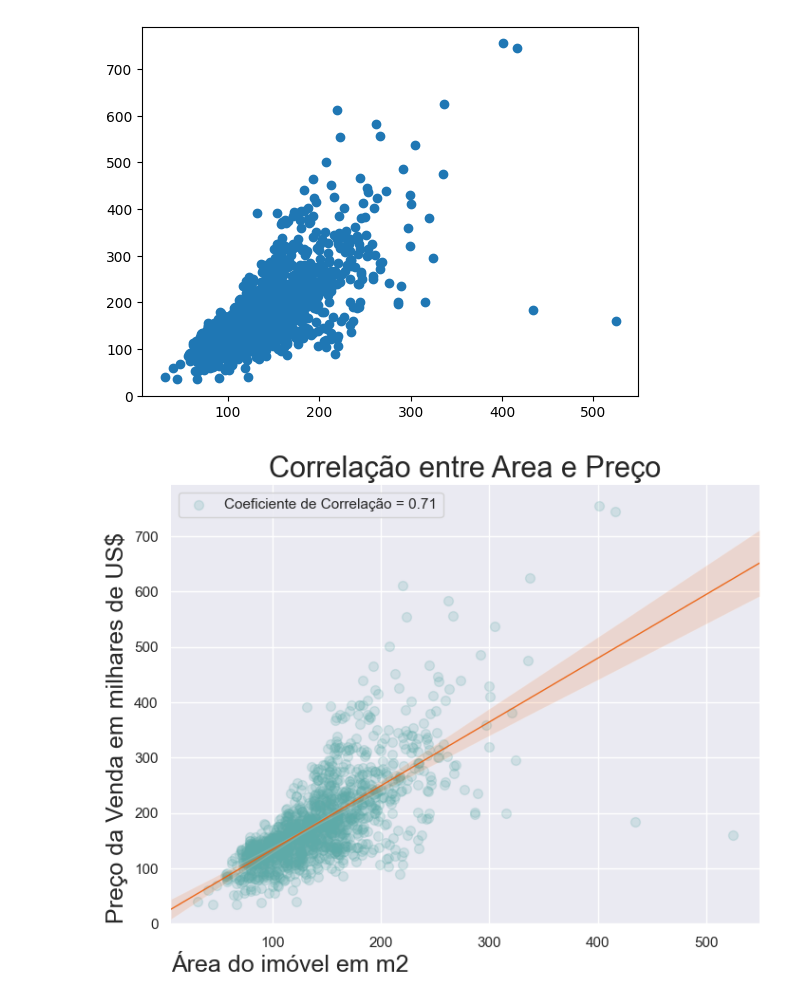
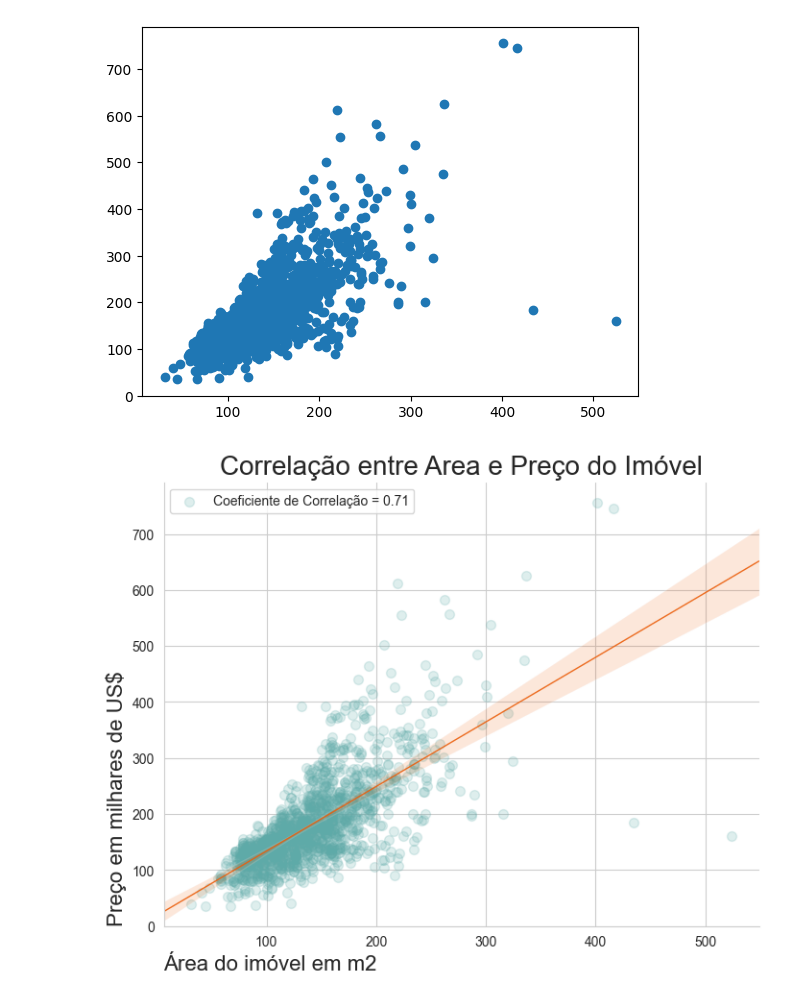
Before and after one commit to marceloperes72/DataViz, a Jupyter notebook: ScatterPlot.ipynb, the cells around one changed output. Drawn from its saved outputs; the diff is of its cells as text; code cells hidden in the pictures.

```diff
--- a/ScatterPlot.ipynb
+++ b/ScatterPlot.ipynb
@@ -14,12 +14,10 @@ def scatter_plot_r(x,
     """
     #Calcula o coef. de Correlação
     pearson = stats.pearsonr(df["GrLivArea"],df["SalePrice"])[0]
-
     # Determina o estilo
-    sns.set_style("white", {"axes.facecolor": ".95"})
+    sns.set_style("whitegrid")
     # Determina o tamanho do gráfico.
-    sns.set(rc={'figure.figsize':(8,6)})
-    plt.rcParams["axes.labelsize"] = 6
+    fig, ax = plt.subplots(figsize=(8,6))
 
     #plota o gráfico
     ax = sns.regplot(x=df["GrLivArea"],
@@ -32,15 +30,13 @@ def scatter_plot_r(x,
     #local da legenda
     ax.legend(loc="best")
     #plota titulo
-    ax.set_title(title_label, size = 22)
+    ax.set_title(title_label, size = 20)
     #plota eixo x
-    ax.set_xlabel(x_label, horizontalalignment='left', x=0, size = 18)
+    ax.set_xlabel(x_label, horizontalalignment='left', x=0, size = 16)
     #plota eixo y
-    ax.set_ylabel(y_label,horizontalalignment='left', y=0, size = 18)
-    #plota grid
-    ax.grid(b=True, which='major', color='w', linewidth=1.0)
+    ax.set_ylabel(y_label,horizontalalignment='left', y=0, size = 16)
     #retira as linhas que delimitam o gráfico
-    sns.despine(top=True, right=True, left=True, bottom=True)
+    sns.despine(top=True, right=True, left=False, bottom=False)
     #seta o Zero como limite
     plt.ylim(ymin=0)
     #Mostra o gráfico
@@ -93,9 +85,9 @@ plt.show()
 # %%
 #chamando a função
 scatter_plot_r(df["GrLivArea"],
                df["SalePrice"],
-               "Correlação entre Area e Preço",
+               "Correlação entre Area e Preço do Imóvel",
                "Área do imóvel em m2",
-               "Preço da Venda em milhares de US$")
+               "Preço em milhares de US$")
 # %% [output]
-[figure, old version]
+[figure, new version]
```
Also changed, not shown: parts of 6 cells of this notebook, 1 other file.
